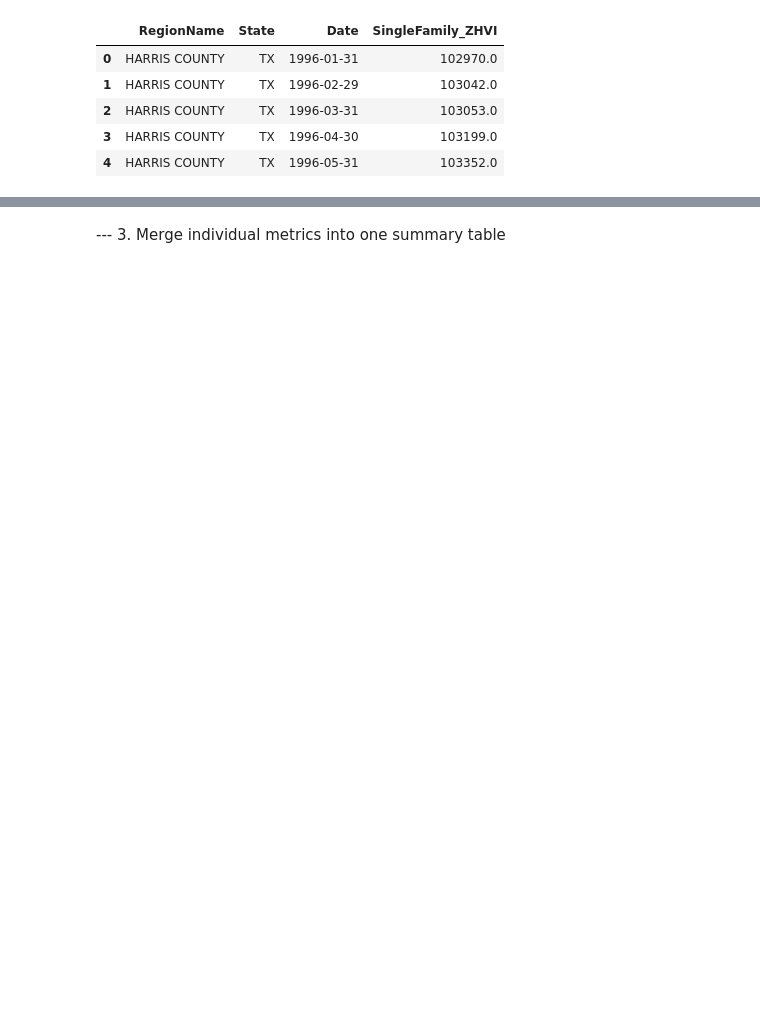
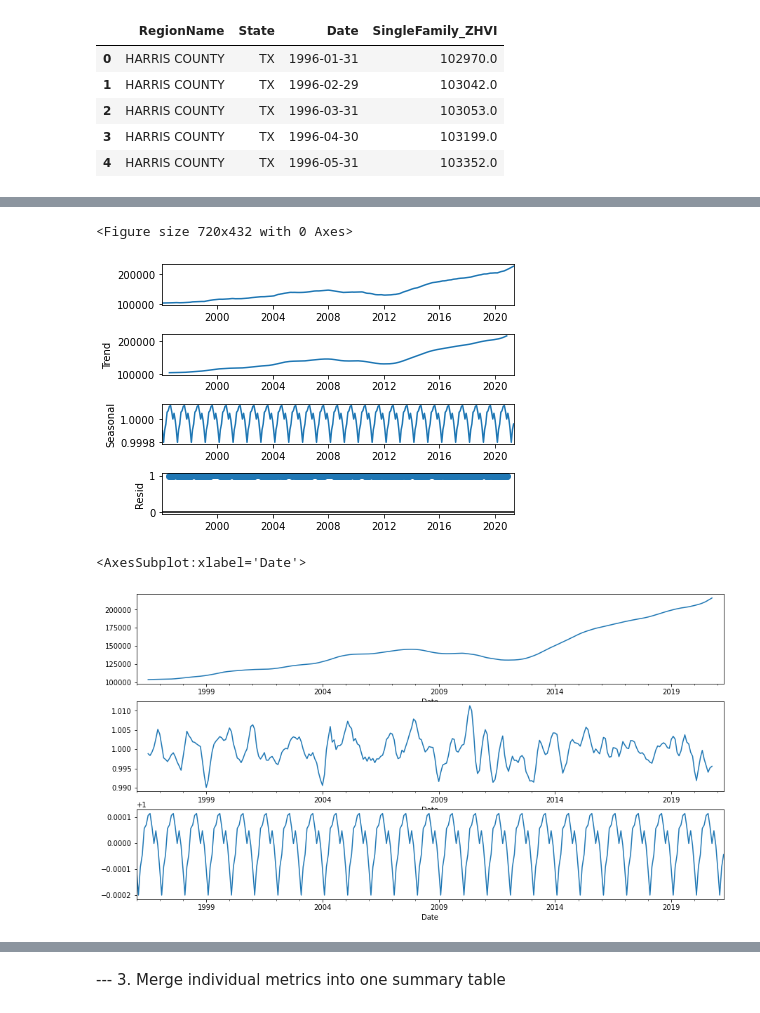
Before and after one commit to i-am-phoenix/Demo, a Jupyter notebook: zillow_data_cleaning.ipynb, the cells around one changed output, grey strips where cells are left out. Drawn from its saved outputs; the diff is of its cells as text; code cells hidden in the pictures; blank space fills up the shorter version.

```diff
--- a/zillow_data_cleaning.ipynb
+++ b/zillow_data_cleaning.ipynb
@@ -239,3 +252,23 @@ plt.grid(alpha=0.25)
+# %%
+single_family_homes_by_county_clean_reformatted['Date']=pd.to_datetime(single_family_homes_by_county_clean_reformatted['Date'])
+single_family_homes_by_county_clean_reformatted.index=single_family_homes_by_county_clean_reformatted['Date']
+
+from statsmodels.tsa.seasonal import seasonal_decompose
+res = seasonal_decompose(single_family_homes_by_county_clean_reformatted[['SingleFamily_ZHVI']], model='multiplicative')
+plt.figure(figsize=(10,6))
+res.plot()
+plt.show()
+
+
+fig, (ax1,ax2,ax3) = plt.subplots(3,1, figsize=(15,8))
+res.trend.plot(ax=ax1)
+res.resid.plot(ax=ax2)
+res.seasonal.plot(ax=ax3)
+# %% [output]
+<Figure size 720x432 with 0 Axes>
+[figure, added]
+<AxesSubplot:xlabel='Date'>
+[figure, added]
 # %%
 zhvi_5plus_data.head()
 # %% [output]
```
Also changed, not shown: parts of 3 cells of this notebook, 5 other files.
